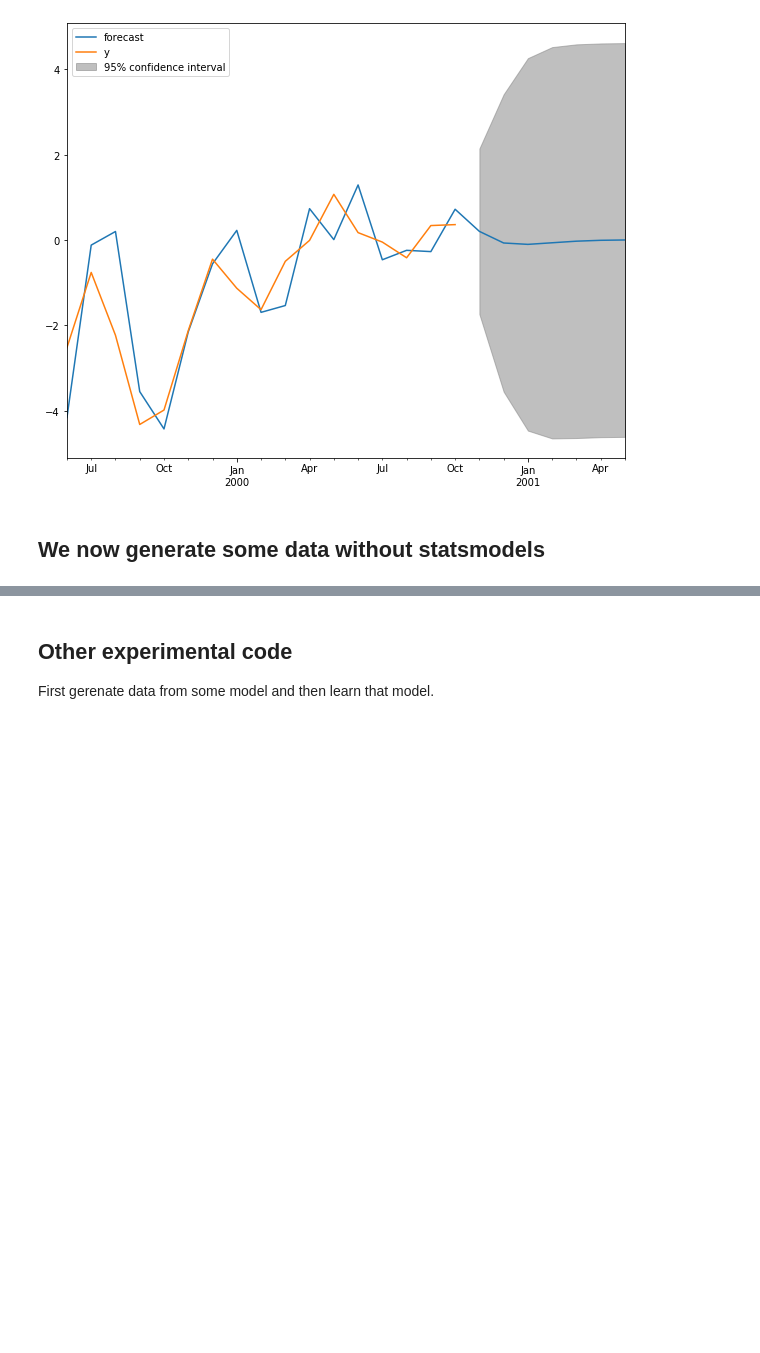
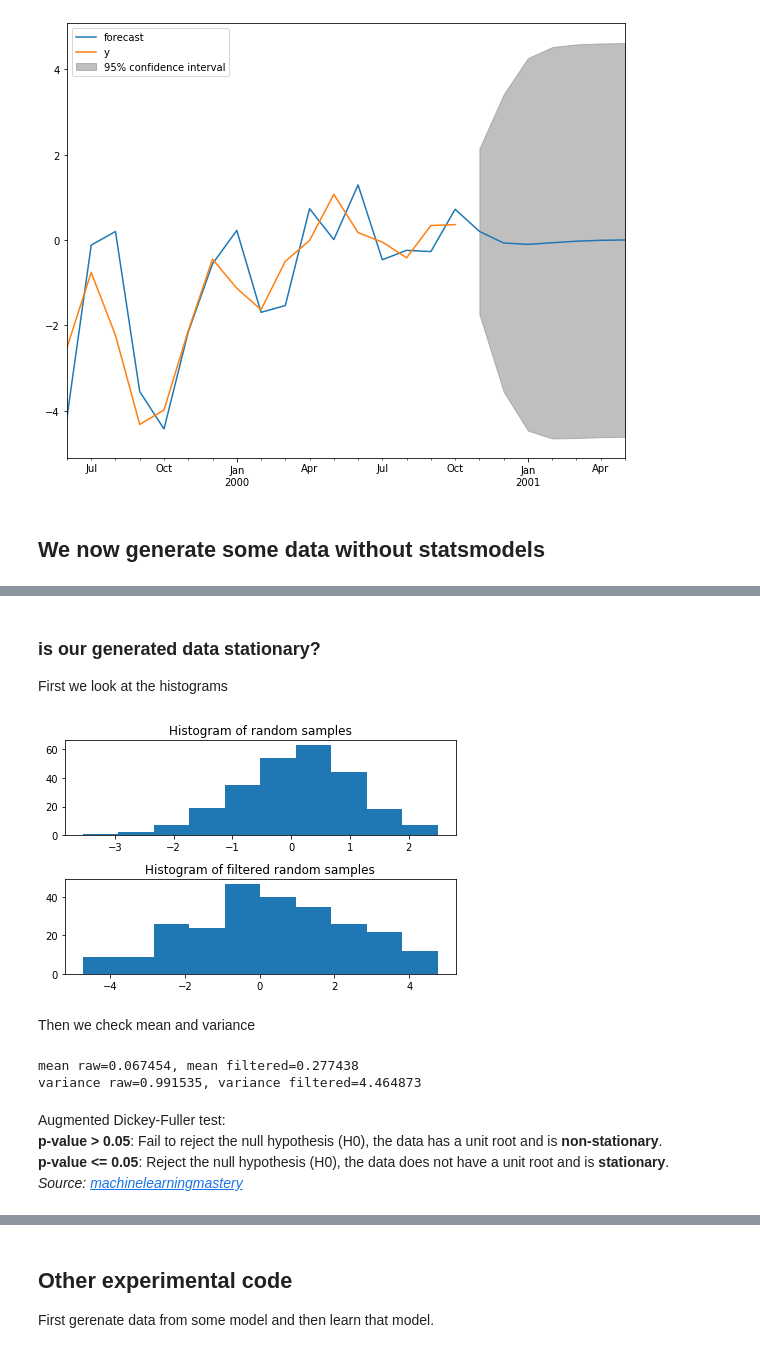
Before and after one commit to clemenspeters/ARIMA, a Jupyter notebook: experiment_sm-tsa-arma_generate_sample.ipynb, the cells around one changed output, grey strips where cells are left out. Cells and saved outputs as stored; diff of their text form; code cells hidden in the pictures; blank space fills up the shorter version.

```diff
--- a/experiment_sm-tsa-arma_generate_sample.ipynb
+++ b/experiment_sm-tsa-arma_generate_sample.ipynb
@@ -89,0 +96,29 @@ plt.plot(np.arange(250), yCompare) # plot the generated timeseries
+# %% [markdown]
+### is our generated data stationary?
+First we look at the histograms
+# %%
+fig = plt.figure(1);
+ax1 = fig.add_subplot(211)
+ax1.title.set_text("Histogram of random samples")
+ax1.hist(eta)
+ax2 = fig.add_subplot(212)
+ax2.title.set_text("Histogram of filtered random samples")
+ax2.hist(y)
+plt.tight_layout()
+# %% [output]
+[figure, added]
+# %% [markdown]
+Then we check mean and variance
+# %%
+meanRaw, meanFiltered = eta.mean(), y.mean()
+varRaw, varFiltered = eta.var(), y.var()
+print('mean raw=%f, mean filtered=%f' % (meanRaw, meanFiltered))
+print('variance raw=%f, variance filtered=%f' % (varRaw, varFiltered))
+# %% [output]
+mean raw=0.067454, mean filtered=0.277438
+variance raw=0.991535, variance filtered=4.464873
+# %% [markdown]
+Augmented Dickey-Fuller test:<br>
+**p-value > 0.05**: Fail to reject the null hypothesis (H0), the data has a unit root and is **non-stationary**.<br>
+**p-value <= 0.05**: Reject the null hypothesis (H0), the data does not have a unit root and is **stationary**.<br>
+*Source: [machinelearningmastery](https://machinelearningmastery.com/time-series-data-stationary-python/)*
```
Also changed, not shown: parts of 6 cells of this notebook.
